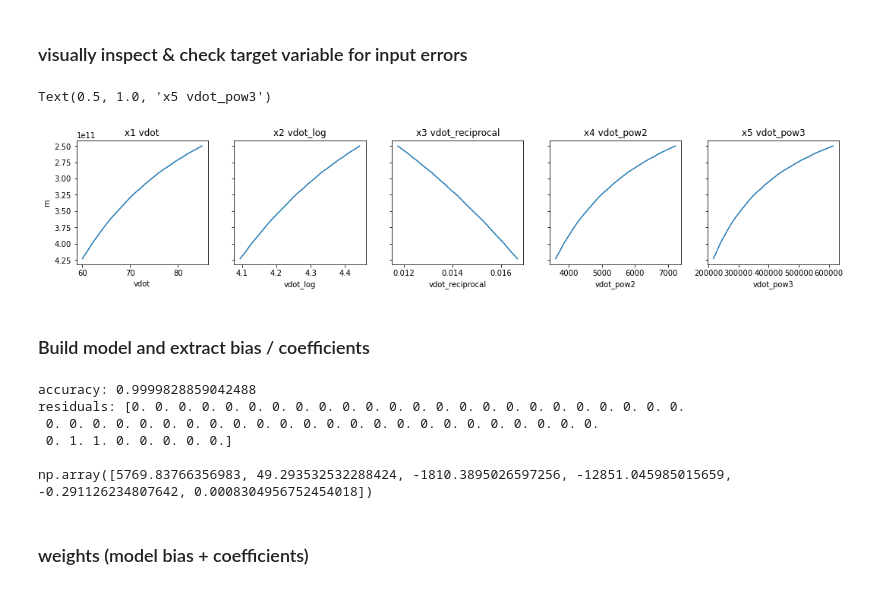
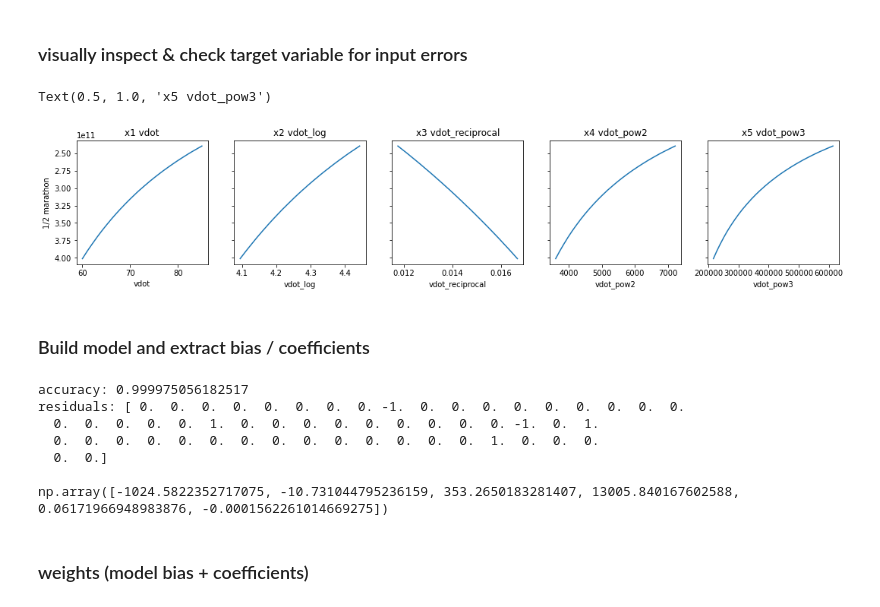
Before and after one commit to justin4480/vdot-pace, a Jupyter notebook: vdot_lr.ipynb, the cells around one changed output. Cells and saved outputs as stored; diff of their text form; code cells hidden in the pictures.

```diff
--- a/vdot_lr.ipynb
+++ b/vdot_lr.ipynb
@@ -9,3 +11,22 @@ from IPython.display import display
+# %%
+distances = {
+    'e': 1.0,
+    'm': 1.0,
+    't': 1.0,
+    'i': 1.0,
+    'r': 1.0,
+    'meters': 0.001,
+    'kilometers': 1.0,
+    '1 mile': 1.60934,
+    '1.5k': 1.5,
+    '3k': 3.0,
+    '2 mile': 3.21869,
+    '5k': 5.0,
+    '10k': 10.0,
+    '15k': 15.0,
+    '1/2 marathon': 21.0975,
+    'marathon': 42.195,
+}
 # %% [markdown]
 ### book pace / times (to be used as model target variable (y) vector)
 # %%
@@ -58,6 +79,7 @@ t = [8,30,8,15,8,2,7,49,7,37,7,25,7,14,7,4,6,54,6,44,6,35,6,27,6,19,6,11,6,3,
      4,35,4,31,4,27,4,24,4,20,4,16,4,13,4,10,4,6,4,3,4,0,3,57,3,54,3,52,3,49,
      3,46,3,44,3,41,3,39,3,37,3,34,3,32,3,30,3,28,3,26,3,24]
 df['1.5k'] = [datetime.timedelta(minutes=m, seconds=s) for m, s in zip(t[0::2], t[1::2])]
+df['1.5k'] = df['1.5k'] / distances['1.5k']
 
 # Mile
 t = [9,11,8,55,8,41,8,27,8,14,8,1,7,49,7,38,7,27,7,17,7,7,6,58,6,49,6,41,6,32,
@@ -65,6 +87,7 @@ t = [9,11,8,55,8,41,8,27,8,14,8,1,7,49,7,38,7,27,7,17,7,7,6,58,6,49,6,41,6,32,
      4,57,4,53,4,49,4,45,4,41,4,37,4,33,4,30,4,26,4,23,4,19,4,16,4,13,4,10,4,7,
      4,4,4,2,3,58,3,56.2,3,53.7,3,51.2,3,48.7,3,46.4,3,44.,3,41.8,3,39.6]
 df['1 mile'] = [datetime.timedelta(minutes=m, seconds=s) for m, s in zip(t[0::2], t[1::2])]
+df['1 mile'] = df['1 mile'] / distances['1 mile']
 
 # 3k
 t = [17,56,17,27,16,59,16,33,16,9,15,45,15,23,15,1,14,41,14,21,14,3,13,45,13,28,
@@ -73,6 +96,7 @@ t = [17,56,17,27,16,59,16,33,16,9,15,45,15,23,15,1,14,41,14,21,14,3,13,45,13,28,
      8,41,8,34,8,28,8,22,8,16,8,10,8,4,7,58,7,53,7,48,7,43,7,37.5,7,32.5,
      7,27.7,7,23.0,7,18.5,7,14.0]
 df['3k'] = [datetime.timedelta(minutes=m, seconds=s) for m, s in zip(t[0::2], t[1::2])]
+df['3k'] = df['3k'] / distances['3k']
 
 # 2 mile
 t = [19,19,18,48,18,18,17,50,17,24,16,58,16,34,16,11,15,49,15,29,15,8,14,49,
@@ -81,6 +105,7 @@ t = [19,19,18,48,18,18,17,50,17,24,16,58,16,34,16,11,15,49,15,29,15,8,14,49,
      9,37,9,30,9,23,9,16,9,9,9,2,8,55,8,49,8,43,8,37,8,31,8,25,8,20,8,14.2,
      8,8.9,8,3.7,7,58.6,7,53.6,7,48.8]
 df['2 mile'] = [datetime.timedelta(minutes=m, seconds=s) for m, s in zip(t[0::2], t[1::2])]
+df['2 mile'] = df['2 mile'] / distances['2 mile']
 
 # 5k
 t = [30,40,29,51,29,5,28,21,27,39,27,0,26,22,25,46,25,12,24,39,24,8,23,38,23,
@@ -89,6 +114,7 @@ t = [30,40,29,51,29,5,28,21,27,39,27,0,26,22,25,46,25,12,24,39,24,8,23,38,23,
      15,18,15,6,14,55,14,44,14,33,14,23,14,13,14,3,13,54,13,44,13,35,13,26,
      13,17.8,13,9.3,13,1.1,12,53.0,12,45.2,12,37.4]
 df['5k'] = [datetime.timedelta(minutes=m, seconds=s) for m, s in zip(t[0::2], t[1::2])]
+df['5k'] = df['5k'] / distances['5k']
 
 # 10k
 t = [63,46,62,3,60,26,58,54,57,26,56,3,54,44,53,29,52,17,51,9,50,3,49,1,48,1,
@@ -97,6 +123,7 @@ t = [63,46,62,3,60,26,58,54,57,26,56,3,54,44,53,29,52,17,51,9,50,3,49,1,48,1,
      31,46,31,23,31,0,30,38,30,16,29,55,29,34,29,14,28,55,28,36,28,17,27,59,27,
      41,27,24,27,7,26,51,26,34,26,19]
 df['10k'] = [datetime.timedelta(minutes=m, seconds=s) for m, s in zip(t[0::2], t[1::2])]
+df['10k'] = df['10k'] / distances['10k']
 
 # 15k
 t = [98,14,95,36,93,7,90,45,88,30,86,22,84,20,82,24,80,33,78,47,77,6,75,29,73,
@@ -105,15 +132,17 @@ t = [98,14,95,36,93,7,90,45,88,30,86,22,84,20,82,24,80,33,78,47,77,6,75,29,73,
      48,44,48,8,47,32,46,58,46,24,45,51,45,19,44,48,44,18,43,49,43,20,42,52,
      42,25,41,58,41,32,41,6,40,42,40,17]
 df['15k'] = [datetime.timedelta(minutes=m, seconds=s) for m, s in zip(t[0::2], t[1::2])]
+df['15k'] = df['15k'] / distances['15k']
 
-# half marathon
+# 1/2 marathon
 t = [2,21,4,2,17,21,2,13,49,2,10,27,2,7,16,2,4,13,2,1,19,1,58,34,1,55,55,
      1,53,24,1,50,59,1,48,40,1,46,27,1,44,20,1,42,17,1,40,20,1,38,27,1,36,38,
      1,34,53,1,33,12,1,31,35,1,30,2,1,28,31,1,27,4,1,25,40,1,24,18,1,23,0,
      1,21,43,1,20,30,1,19,18,1,18,9,1,17,2,1,15,57,1,14,54,1,13,53,1,12,53,
      1,11,56,1,11,0,1,10,5,1,9,12,1,8,21,1,7,31,1,6,42,1,5,54,1,5,8,1,4,23,
      1,3,39,1,2,56,1,2,15,1,1,34,1,0,54,1,0,15,0,59,38,0,59,1,0,58,25,0,57,50]
-df['half marathon'] = [datetime.timedelta(hours=h, minutes=m, seconds=s) for h, m, s in zip(t[0::3], t[1::3], t[2::3])]
+df['1/2 marathon'] = [datetime.timedelta(hours=h, minutes=m, seconds=s) for h, m, s in zip(t[0::3], t[1::3], t[2::3])]
+df['1/2 marathon'] = df['1/2 marathon'] / distances['1/2 marathon']
 
 # marathon
 t = [4,49,17,4,41,57,4,34,59,4,28,22,4,22,3,4,16,3,4,10,19,4,4,50,3,59,35,
@@ -123,6 +152,7 @@ t = [4,49,17,4,41,57,4,34,59,4,28,22,4,22,3,4,16,3,4,10,19,4,4,50,3,59,35,
      2,28,40,2,26,47,2,24,57,2,23,10,2,21,26,2,19,44,2,18,5,2,16,29,2,14,55,
      2,13,23,2,11,54,2,10,27,2,9,2,2,7,38,2,6,17,2,4,57,2,3,40,2,2,24,2,1,10]
 df['marathon'] = [datetime.timedelta(hours=h, minutes=m, seconds=s) for h, m, s in zip(t[0::3], t[1::3], t[2::3])]
+df['marathon'] = df['marathon'] / distances['marathon']
 # %% [markdown]
 ### model feature input matrix (X)
 # %%
@@ -134,23 +164,23 @@ X['vdot_pow3'] = X.vdot ** 3
 # %% [markdown]
 ### visually inspect & check target variable for input errors
 # %%
-target = 'm'
+target = '1/2 marathon'
 
 fig, ax = plt.subplots(1, 5, figsize=(18, 3), sharey=True)
 sns.lineplot(x=X.vdot, y=df[target], ax=ax[0]).set_title('x1 vdot')
 sns.lineplot(x=X.vdot_log, y=df[target], ax=ax[1]).set_title('x2 vdot_log')
 sns.lineplot(x=X.vdot_reciprocal, y=df[target], ax=ax[2]).set_title('x3 vdot_reciprocal')
 sns.lineplot(x=X.vdot_pow2, y=df[target], ax=ax[3]).set_title('x4 vdot_pow2')
 sns.lineplot(x=X.vdot_pow3, y=df[target], ax=ax[4]).set_title('x5 vdot_pow3')
 # %% [output]
 Text(0.5, 1.0, 'x5 vdot_pow3')
-[figure, old version]
+[figure, new version]
 # %% [markdown]
 ### Build model and extract bias / coefficients
 # %%
 from sklearn.linear_model import LinearRegression
 
-y = df['m'].apply(lambda x: int(x.total_seconds()))
+y = df['1.5k'].apply(lambda x: int(x.total_seconds()))
 
 clf = LinearRegression()
 clf.fit(X, y)
@@ -159,12 +189,13 @@ print('accuracy:', clf.score(X, y))
 print('residuals:', np.round((clf.predict(X)), 0) - y.values)
 print(f"\nnp.array([{clf.intercept_}, {clf.coef_[0]}, {clf.coef_[1]}, {clf.coef_[2]}, {clf.coef_[3]}, {clf.coef_[4]}])")
 # %% [output]
-accuracy: 0.9999828859042488
-residuals: [0. 0. 0. 0. 0. 0. 0. 0. 0. 0. 0. 0. 0. 0. 0. 0. 0. 0. 0. 0. 0. 0. 0. 0.
- 0. 0. 0. 0. 0. 0. 0. 0. 0. 0. 0. 0. 0. 0. 0. 0. 0. 0. 0. 0. 0. 0. 0. 0.
- 0. 1. 1. 0. 0. 0. 0. 0.]
+accuracy: 0.999975056182517
+residuals: [ 0.  0.  0.  0.  0.  0.  0.  0. -1.  0.  0.  0.  0.  0.  0.  0.  0.  0.
+  0.  0.  0.  0.  0.  1.  0.  0.  0.  0.  0.  0.  0.  0.  0. -1.  0.  1.
+  0.  0.  0.  0.  0.  0.  0.  0.  0.  0.  0.  0.  0.  0.  1.  0.  0.  0.
+  0.  0.]
 
-np.array([5769.83766356983, 49.293532532288424, -1810.3895026597256, -12851.045985015659, -0.291126234807642, 0.0008304956752454018])
+np.array([-1024.5822352717075, -10.731044795236159, 353.2650183281407, 13005.840167602588, 0.06171966948983876, -0.0001562261014669275])
 # %% [markdown]
 ### weights (model bias + coefficients)
 # %%
```
Also changed, not shown: parts of 9 cells of this notebook, 1 other file.
